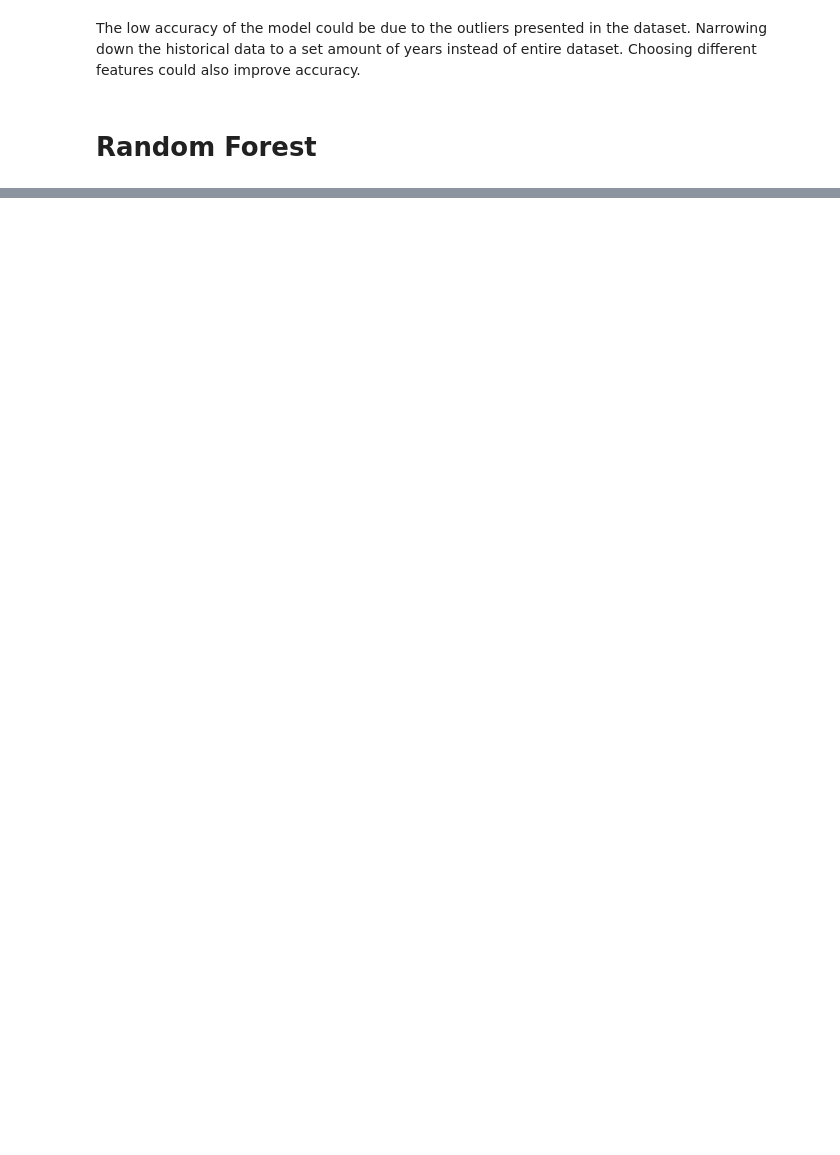
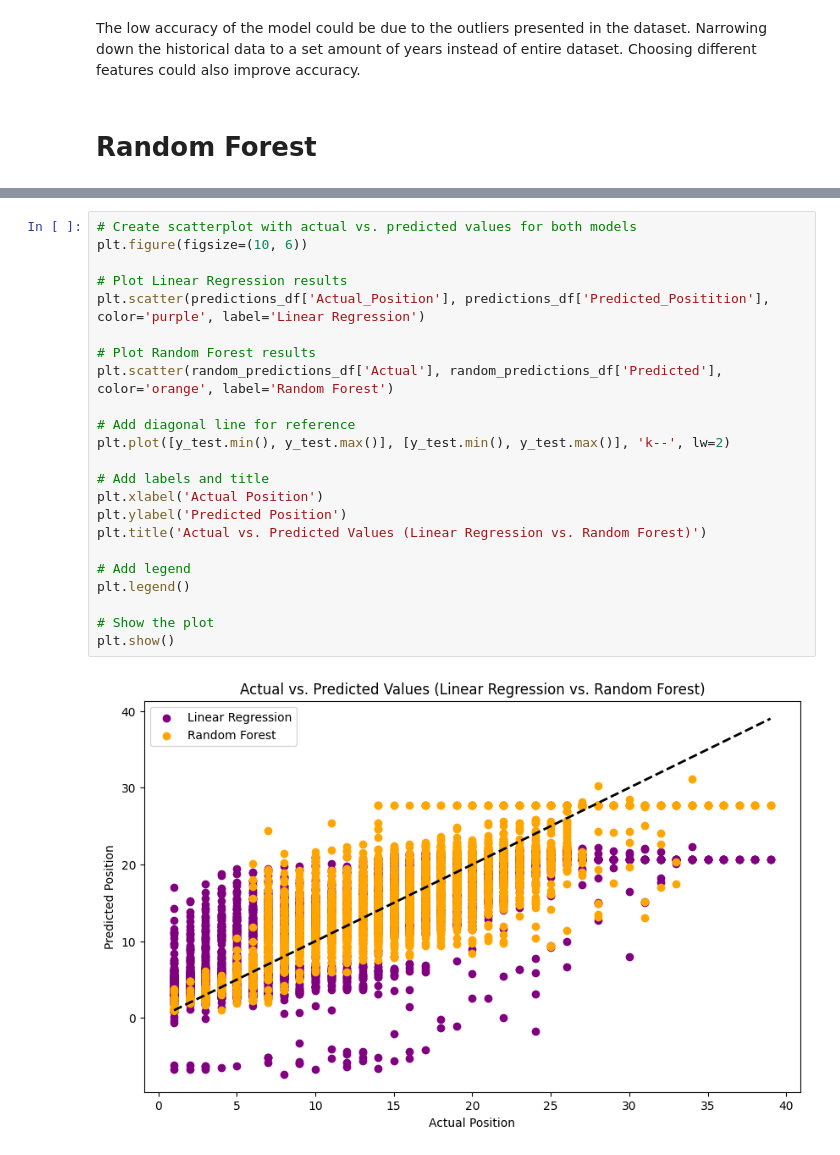
Before and after one commit to Meenakshipooranik/Formula1-Mini-Sprint, a Jupyter notebook: formula1_mini_sprint.ipynb, the cells around one changed output, grey strips where cells are left out. Cells and saved outputs as stored; diff of their text form; blank space fills up the shorter version.

```diff
--- a/formula1_mini_sprint.ipynb
+++ b/formula1_mini_sprint.ipynb
@@ -1023,0 +1097,25 @@ print(random_predictions_df)
+# %%
+# Create scatterplot with actual vs. predicted values for both models
+plt.figure(figsize=(10, 6))
+
+# Plot Linear Regression results
+plt.scatter(predictions_df['Actual_Position'], predictions_df['Predicted_Positition'], color='purple', label='Linear Regression')
+
+# Plot Random Forest results
+plt.scatter(random_predictions_df['Actual'], random_predictions_df['Predicted'], color='orange', label='Random Forest')
+
+# Add diagonal line for reference
+plt.plot([y_test.min(), y_test.max()], [y_test.min(), y_test.max()], 'k--', lw=2)
+
+# Add labels and title
+plt.xlabel('Actual Position')
+plt.ylabel('Predicted Position')
+plt.title('Actual vs. Predicted Values (Linear Regression vs. Random Forest)')
+
+# Add legend
+plt.legend()
+
+# Show the plot
+plt.show()
+# %% [output]
+[figure, added]
```
Also changed, not shown: parts of 14 cells of this notebook.
